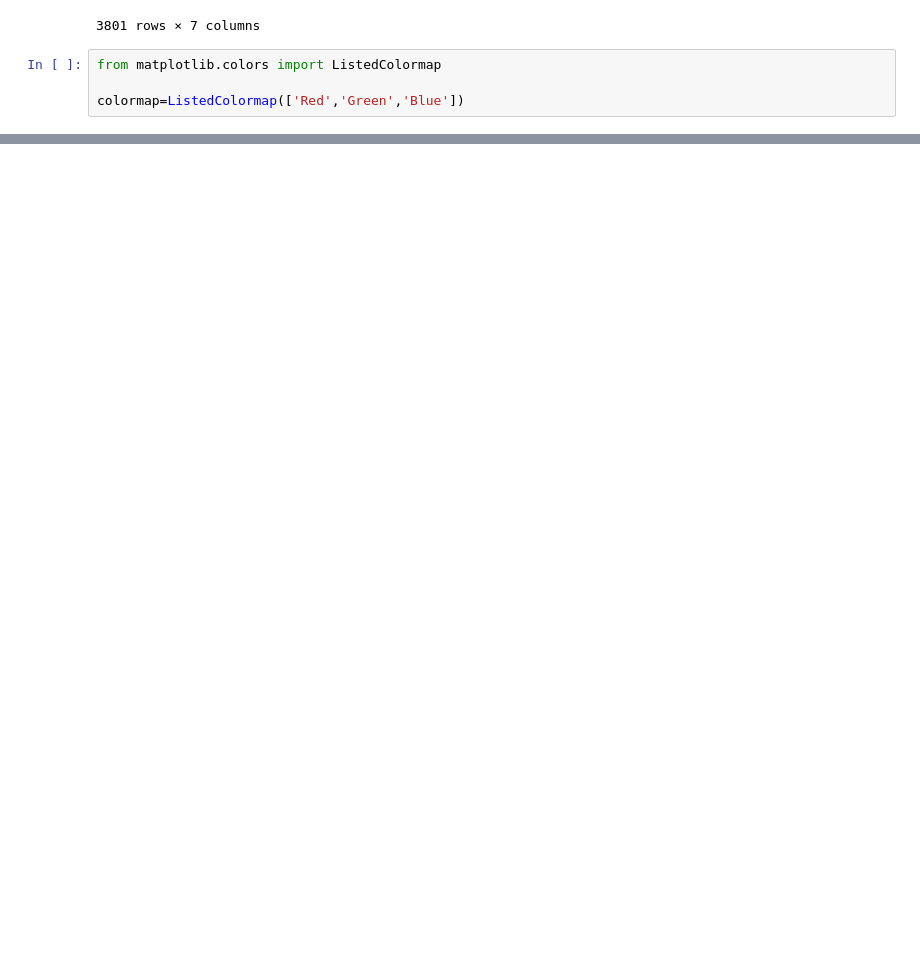
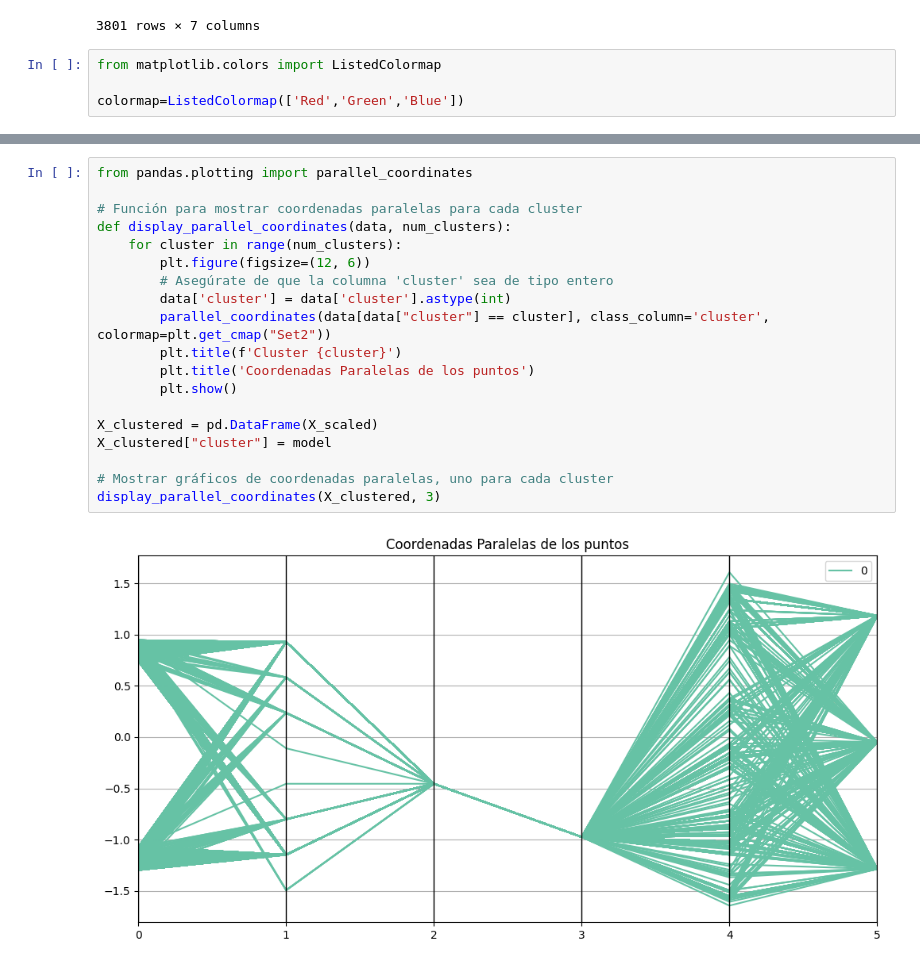
Before and after one commit to voz-mk/sistemas-inteligentes, a Jupyter notebook: main.ipynb, the cells around one changed output, grey strips where cells are left out. Cells and saved outputs as stored; diff of their text form; blank space fills up the shorter version.

Commit message:
Coordenadas Paralelas

```diff
--- a/main.ipynb
+++ b/main.ipynb
@@ -475,0 +512,21 @@ plt.show()
+# %%
+from pandas.plotting import parallel_coordinates
+
+# Función para mostrar coordenadas paralelas para cada cluster
+def display_parallel_coordinates(data, num_clusters):
+    for cluster in range(num_clusters):
+        plt.figure(figsize=(12, 6))
+        # Asegúrate de que la columna 'cluster' sea de tipo entero
+        data['cluster'] = data['cluster'].astype(int)
+        parallel_coordinates(data[data["cluster"] == cluster], class_column='cluster', colormap=plt.get_cmap("Set2"))
+        plt.title(f'Cluster {cluster}')
+        plt.title('Coordenadas Paralelas de los puntos')
+        plt.show()
+
+X_clustered = pd.DataFrame(X_scaled)
+X_clustered["cluster"] = model
+
+# Mostrar gráficos de coordenadas paralelas, uno para cada cluster
+display_parallel_coordinates(X_clustered, 3)
+# %% [output]
+[figure, added]
```
Also changed, not shown: parts of 21 cells of this notebook.
